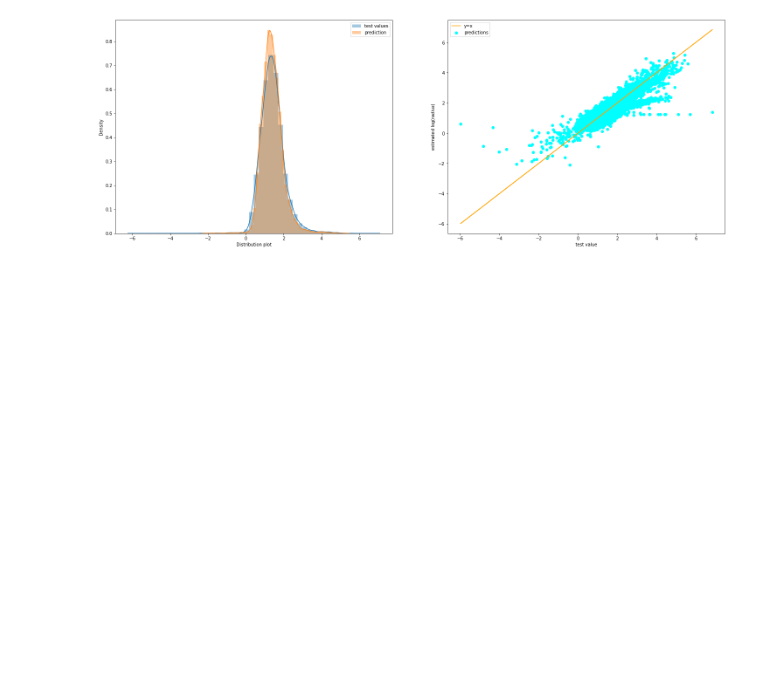
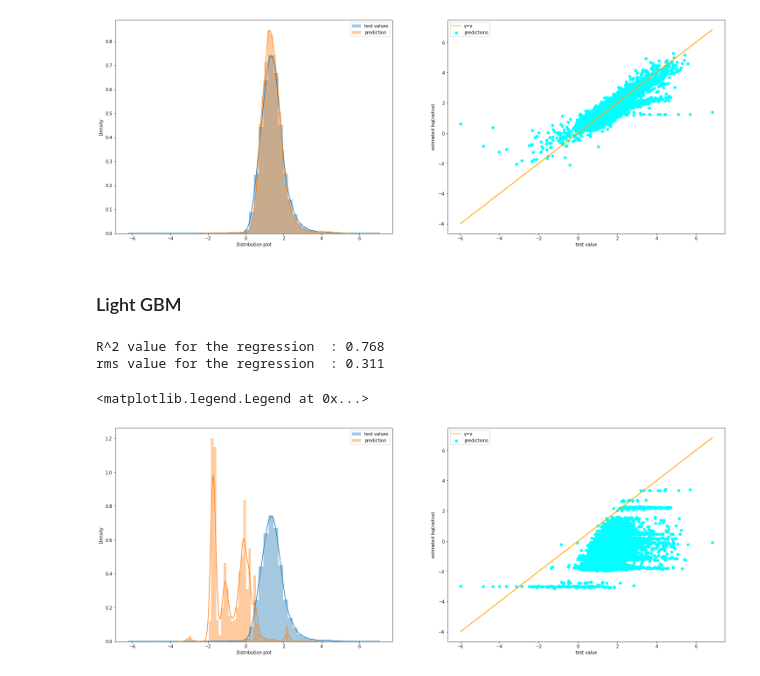
Before and after one commit to PranjalMinocha/JPLasteroid, a Jupyter notebook: Week 3/Aryan_Shukla_week_3.ipynb, the cells around one changed output. Cells and saved outputs as stored; diff of their text form; code cells hidden in the pictures; blank space fills up the shorter version.

```diff
--- a/Week 3/Aryan_Shukla_week_3.ipynb
+++ b/Week 3/Aryan_Shukla_week_3.ipynb
@@ -321,3 +321,37 @@ ax2.legend()
 # %% [output]
 <matplotlib.legend.Legend at 0x...>
 [figure]
+# %% [markdown]
+### Light GBM
+# %%
+import lightgbm as lgb
+
+LGBReg = lgb.LGBMRegressor()
+
+### Training
+LGBReg.fit(X_train,Y_train)
+
+### Predicting
+Y_pred_lgb = LGBReg.predict(X_test_norm)
+### Scoring
+score_lgb = r2_score(Y_test,Y_pred_svm)
+print("R^2 value for the regression  :",  round(score_svm,3))
+rms = mean_squared_error(Y_test, Y_pred_svm, squared=False)
+print("rms value for the regression  :",  round(rms,3))
+# %% [output]
+R^2 value for the regression  : 0.768
+rms value for the regression  : 0.311
+# %%
+fig, (ax1, ax2) = plt.subplots(1, 2,figsize=(25,9))
+sns.distplot(Y_test.values,label='test values', ax=ax1)
+sns.distplot(Y_pred_lgb ,label='prediction', ax=ax1)
+ax1.set_xlabel('Distribution plot')
+ax2.scatter(Y_test,Y_pred_lgb, c='cyan',label='predictions')
+ax2.plot(Y_test,Y_test,c='orange',label='y=x')
+ax2.set_xlabel('test value')
+ax2.set_ylabel('estimated $\log(radius)$')
+ax1.legend()
+ax2.legend()
+# %% [output]
+<matplotlib.legend.Legend at 0x...>
+[figure, added]
```
Also changed, not shown: parts of 9 cells of this notebook.
